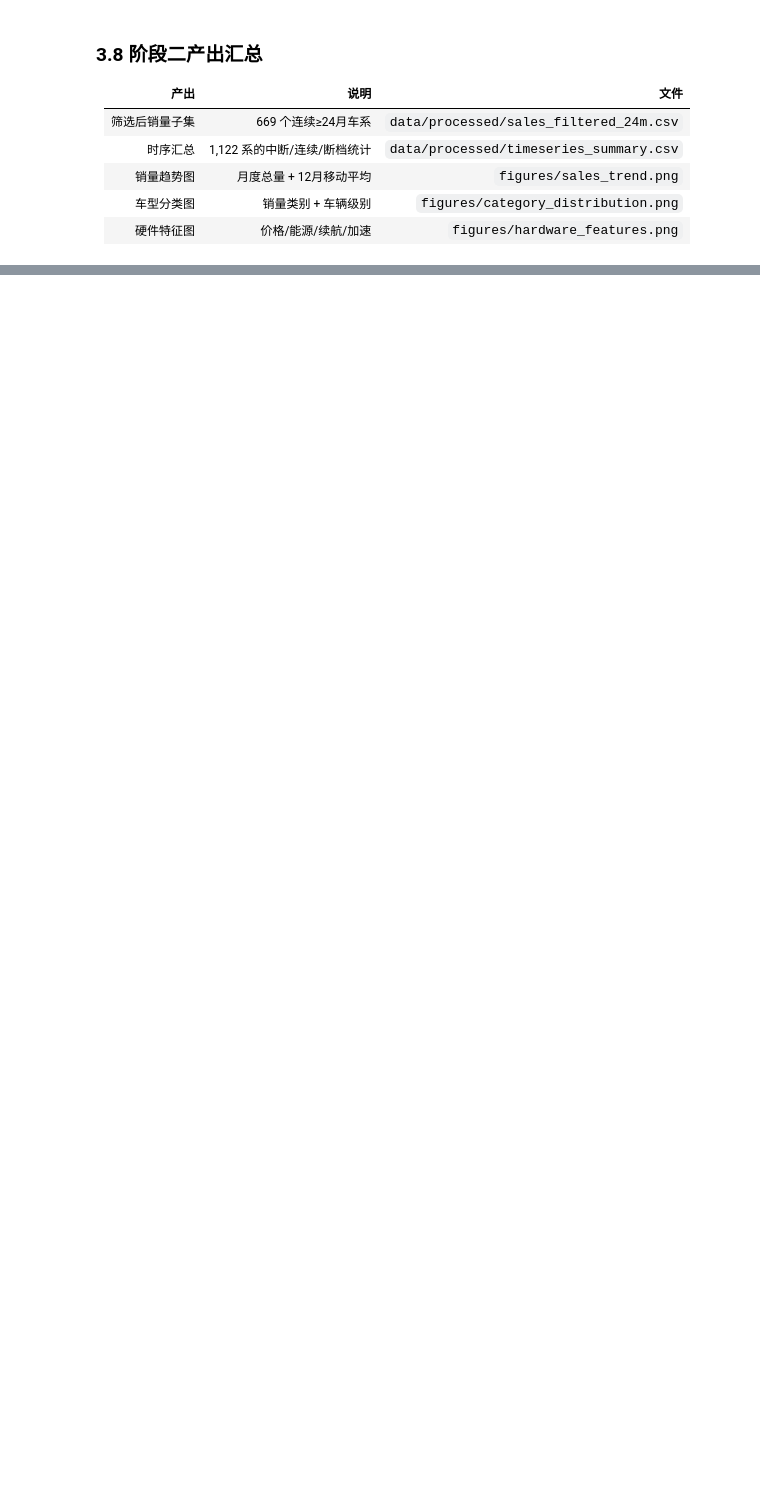
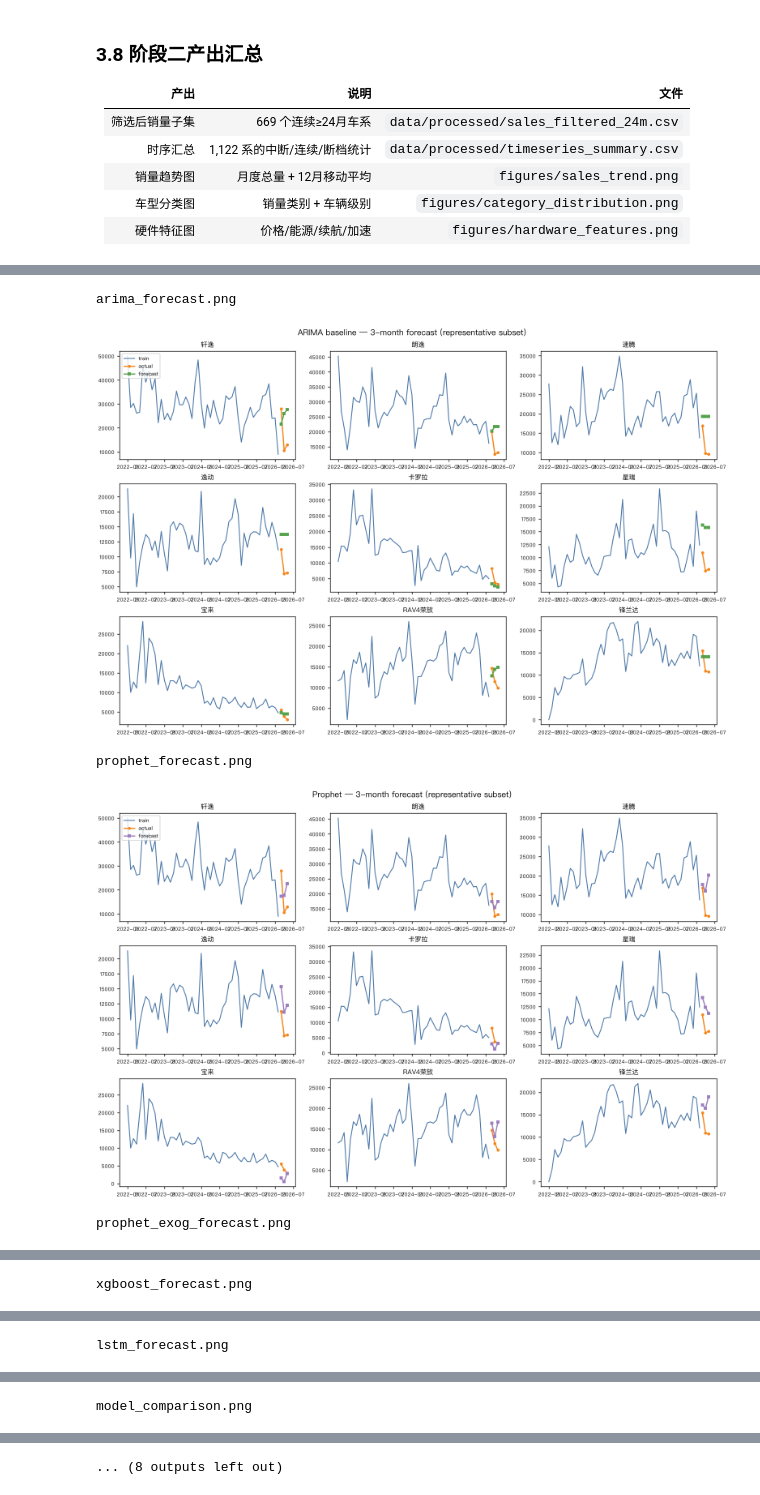
Before and after one commit to Yemyu/AutoPulse, a Jupyter notebook: notebook/AutoPulse_Analysis.ipynb, the cells around one changed output, grey strips where cells are left out. Drawn from its saved outputs; the diff is of its cells as text; code cells hidden in the pictures; blank space fills up the shorter version.

```diff
--- a/notebook/AutoPulse_Analysis.ipynb
+++ b/notebook/AutoPulse_Analysis.ipynb
@@ -629,0 +715,17 @@ Stage 2 outputs:
+# %%
+# Forecast examples & comparison chart (generated by scripts/)
+from IPython.display import Image, display
+fig_names = ['arima_forecast.png', 'prophet_forecast.png', 'prophet_exog_forecast.png',
+             'xgboost_forecast.png', 'lstm_forecast.png', 'model_comparison.png',
+             'cv_wmape_by_horizon.png', 'xgb_ablation.png',
+             'intervals_coverage.png', 'intervals_example.png']
+for fn in fig_names:
+    p = os.path.join(FIG, fn)
+    if os.path.exists(p):
+        print(fn); display(Image(filename=p, width=880))
+# %% [output]
+arima_forecast.png
+[figure, added]
+prophet_forecast.png
+[figure, added]
+prophet_exog_forecast.png
@@ -629,0 +733 @@ Stage 2 outputs:
+xgboost_forecast.png
@@ -629,0 +735 @@ Stage 2 outputs:
+lstm_forecast.png
@@ -629,0 +737 @@ Stage 2 outputs:
+model_comparison.png
@@ -629,0 +739 @@ Stage 2 outputs:
+... (8 outputs left out)
```
Also changed, not shown: parts of 30 cells of this notebook, 39 other files.
